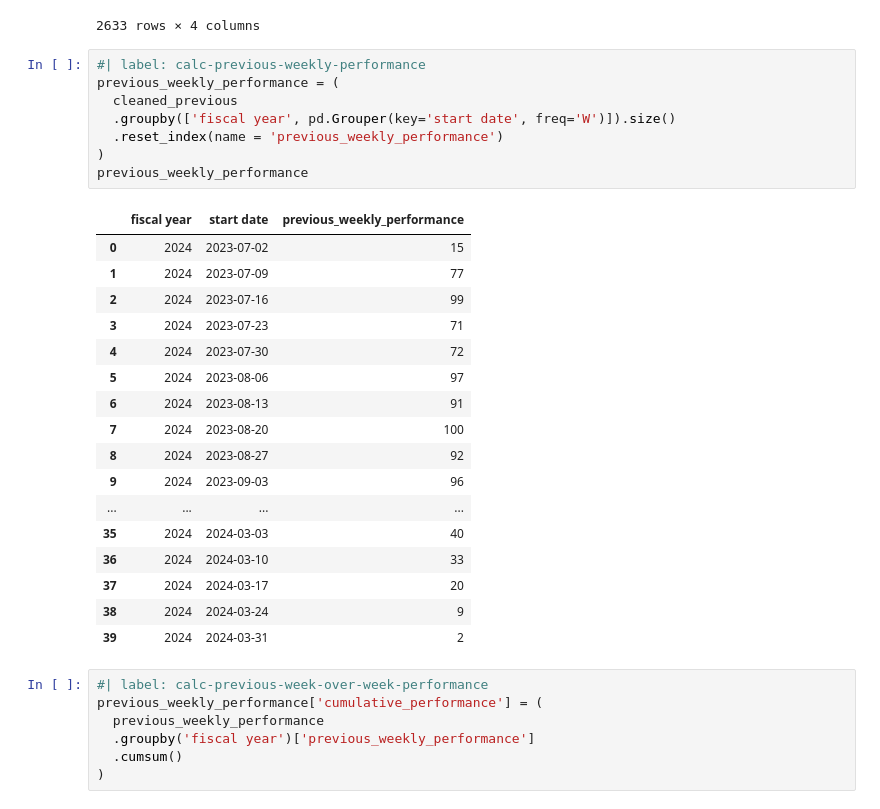
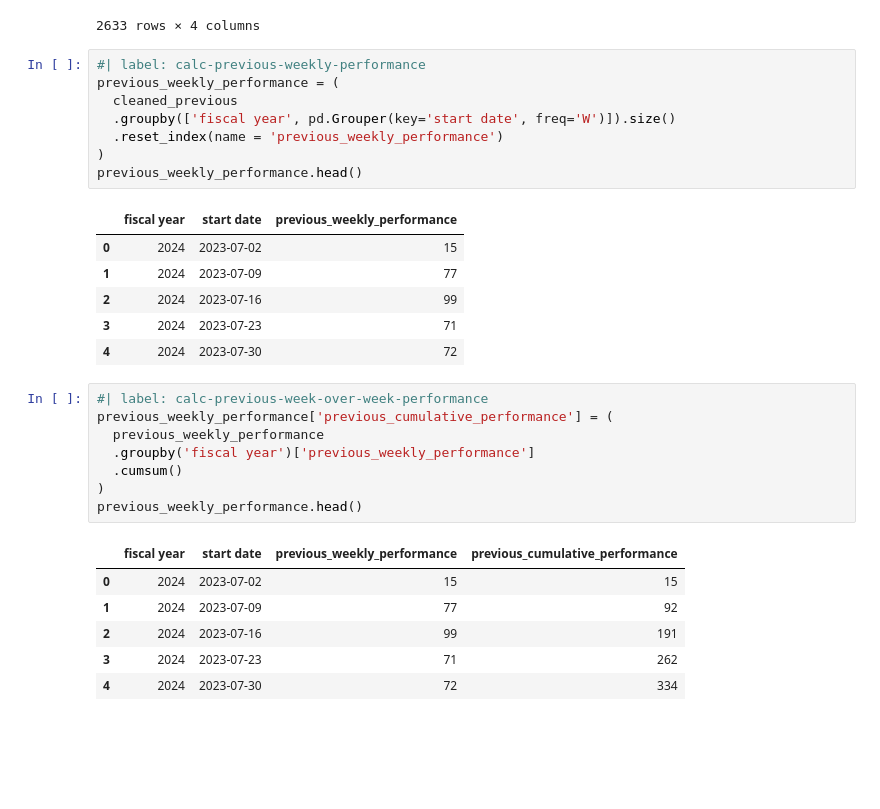
Before and after one commit to ligea-alexander/ligea-portfolio, a Jupyter notebook: docs/projects/data-viz/1-intervention-analysis.ipynb, the cells around one changed output. Drawn from its saved outputs; the diff is of its cells as text; blank space fills up the shorter version.

```diff
--- a/docs/projects/data-viz/1-intervention-analysis.ipynb
+++ b/docs/projects/data-viz/1-intervention-analysis.ipynb
@@ -133,33 +133,30 @@ cleaned_previous
 # %%
 #| label: calc-previous-weekly-performance
 previous_weekly_performance = (
   cleaned_previous
   .groupby(['fiscal year', pd.Grouper(key='start date', freq='W')]).size()
   .reset_index(name = 'previous_weekly_performance')
 )
-previous_weekly_performance
+previous_weekly_performance.head()
 # %% [output]
 |  | fiscal year | start date | previous_weekly_performance |
 | 0 | 2024 | 2023-07-02 | 15 |
 | 1 | 2024 | 2023-07-09 | 77 |
 | 2 | 2024 | 2023-07-16 | 99 |
 | 3 | 2024 | 2023-07-23 | 71 |
 | 4 | 2024 | 2023-07-30 | 72 |
-| 5 | 2024 | 2023-08-06 | 97 |
-| 6 | 2024 | 2023-08-13 | 91 |
-| 7 | 2024 | 2023-08-20 | 100 |
-| 8 | 2024 | 2023-08-27 | 92 |
-| 9 | 2024 | 2023-09-03 | 96 |
-| ... | ... | ... | ... |
-| 35 | 2024 | 2024-03-03 | 40 |
-| 36 | 2024 | 2024-03-10 | 33 |
-| 37 | 2024 | 2024-03-17 | 20 |
-| 38 | 2024 | 2024-03-24 | 9 |
-| 39 | 2024 | 2024-03-31 | 2 |
 # %%
 #| label: calc-previous-week-over-week-performance
-previous_weekly_performance['cumulative_performance'] = (
+previous_weekly_performance['previous_cumulative_performance'] = (
   previous_weekly_performance
   .groupby('fiscal year')['previous_weekly_performance']
   .cumsum()
 )
+previous_weekly_performance.head()
+# %% [output]
+|  | fiscal year | start date | previous_weekly_performance | previous_cumulative_performance |
+| 0 | 2024 | 2023-07-02 | 15 | 15 |
+| 1 | 2024 | 2023-07-09 | 77 | 92 |
+| 2 | 2024 | 2023-07-16 | 99 | 191 |
+| 3 | 2024 | 2023-07-23 | 71 | 262 |
+| 4 | 2024 | 2023-07-30 | 72 | 334 |
```
Also changed, not shown: parts of 8 cells of this notebook, 33 other files.
